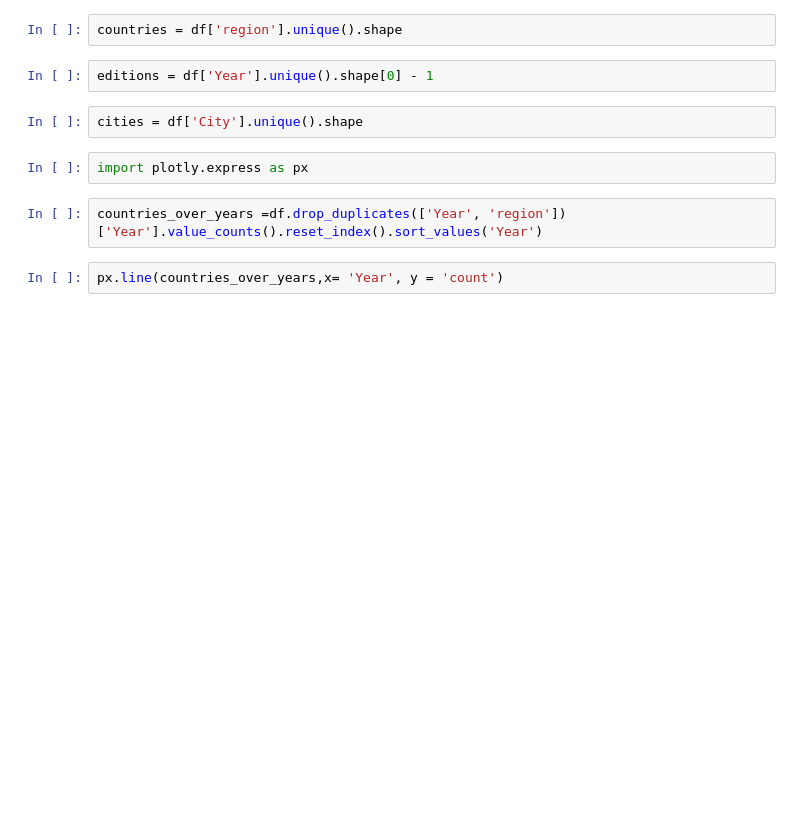
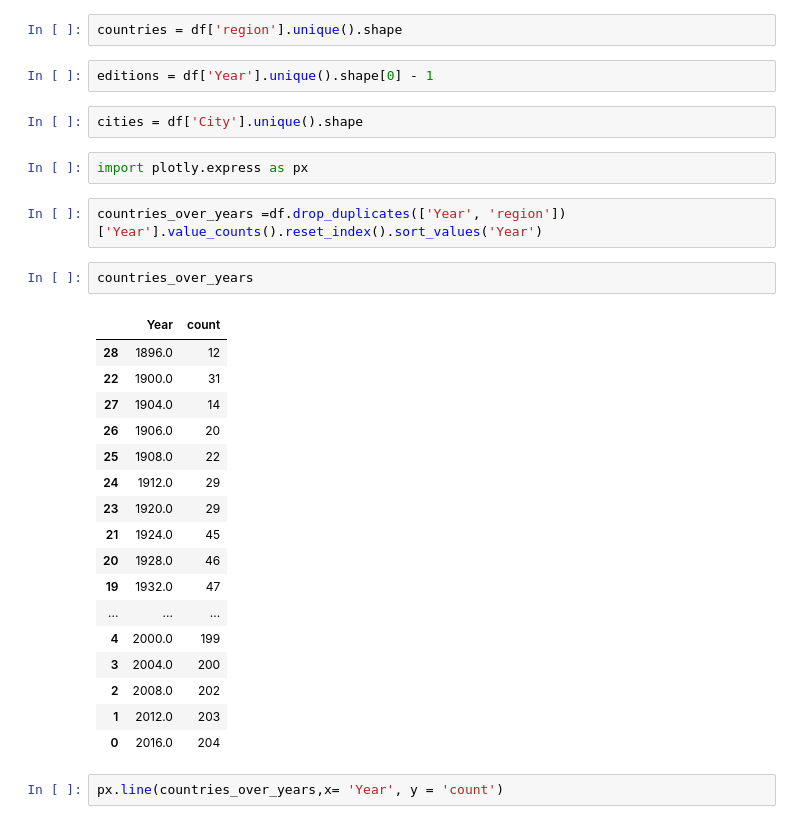
Before and after one commit to ZataraHere/Exploratory-Data-Analysis, a Jupyter notebook: olympics data analysis.ipynb, the cells around one changed output. Drawn from its saved outputs; the diff is of its cells as text; blank space fills up the shorter version.

```diff
--- a/olympics data analysis.ipynb
+++ b/olympics data analysis.ipynb
@@ -270,5 +270,25 @@ cities = df['City'].unique().shape
 import plotly.express as px
 # %%
 countries_over_years =df.drop_duplicates(['Year', 'region'])['Year'].value_counts().reset_index().sort_values('Year')
+# %%
+countries_over_years
+# %% [output]
+|  | Year | count |
+| 28 | 1896.0 | 12 |
+| 22 | 1900.0 | 31 |
+| 27 | 1904.0 | 14 |
+| 26 | 1906.0 | 20 |
+| 25 | 1908.0 | 22 |
+| 24 | 1912.0 | 29 |
+| 23 | 1920.0 | 29 |
+| 21 | 1924.0 | 45 |
+| 20 | 1928.0 | 46 |
+| 19 | 1932.0 | 47 |
+| ... | ... | ... |
+| 4 | 2000.0 | 199 |
+| 3 | 2004.0 | 200 |
+| 2 | 2008.0 | 202 |
+| 1 | 2012.0 | 203 |
+| 0 | 2016.0 | 204 |
 # %%
 px.line(countries_over_years,x= 'Year', y = 'count')
```
Also changed, not shown: parts of 11 cells of this notebook.
